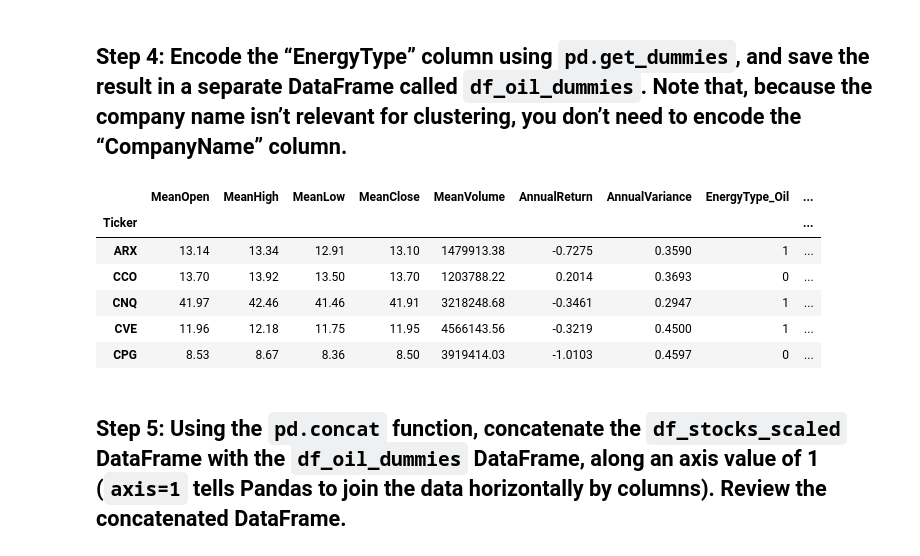
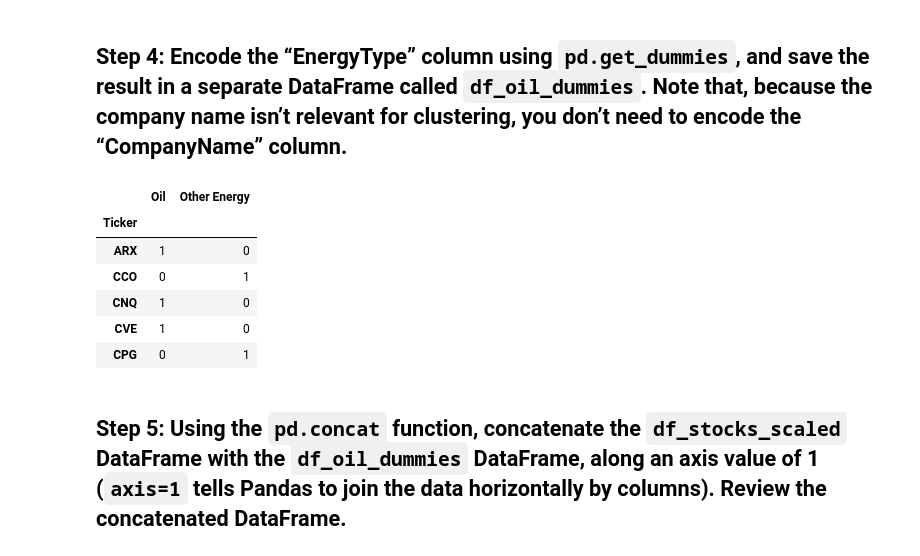
Before and after one commit to MichaelRDionne/Fintech-Workspace, a Jupyter notebook: Module 10/Reading/01-Standardizing_Stock_Data/Unsolved/standardizing_stock_data.ipynb, the cells around one changed output. Saved outputs shown, nothing was run; the diff lists cells and outputs as text; code cells hidden in the pictures.

```diff
--- a/Module 10/Reading/01-Standardizing_Stock_Data/Unsolved/standardizing_stock_data.ipynb
+++ b/Module 10/Reading/01-Standardizing_Stock_Data/Unsolved/standardizing_stock_data.ipynb
@@ -117,18 +117,18 @@ df_stocks_scaled.head()
 ## Step 4: Encode the “EnergyType” column using `pd.get_dummies`, and save the result in a separate DataFrame called `df_oil_dummies`. Note that, because the company name isn’t relevant for clustering, you don’t need to encode the “CompanyName” column.
 # %%
 # Encode (convert to dummy variables) the EnergyType column
-df_oil_dummies = pd.get_dummies(df_stocks,["EnergyType"])
+df_oil_dummies = pd.get_dummies(df_stocks["EnergyType"])
 
 # Review the DataFrame
 df_oil_dummies.head()
 # %% [output]
-|  | MeanOpen | MeanHigh | MeanLow | MeanClose | MeanVolume | AnnualReturn | AnnualVariance | EnergyType_Oil | ... |
-| Ticker |  |  |  |  |  |  |  |  | ... |
-| ARX | 13.14 | 13.34 | 12.91 | 13.10 | 1479913.38 | -0.7275 | 0.3590 | 1 | ... |
-| CCO | 13.70 | 13.92 | 13.50 | 13.70 | 1203788.22 | 0.2014 | 0.3693 | 0 | ... |
-| CNQ | 41.97 | 42.46 | 41.46 | 41.91 | 3218248.68 | -0.3461 | 0.2947 | 1 | ... |
-| CVE | 11.96 | 12.18 | 11.75 | 11.95 | 4566143.56 | -0.3219 | 0.4500 | 1 | ... |
-| CPG | 8.53 | 8.67 | 8.36 | 8.50 | 3919414.03 | -1.0103 | 0.4597 | 0 | ... |
+|  | Oil | Other Energy |
+| Ticker |  |  |
+| ARX | 1 | 0 |
+| CCO | 0 | 1 |
+| CNQ | 1 | 0 |
+| CVE | 1 | 0 |
+| CPG | 0 | 1 |
 # %% [markdown]
 ## Step 5: Using the `pd.concat` function, concatenate the `df_stocks_scaled` DataFrame with the `df_oil_dummies` DataFrame, along an axis value of 1 (`axis=1` tells Pandas to join the data horizontally by columns). Review the concatenated DataFrame.
 # %%
```
Also changed, not shown: parts of 1 cell of this notebook, 3 other files.
